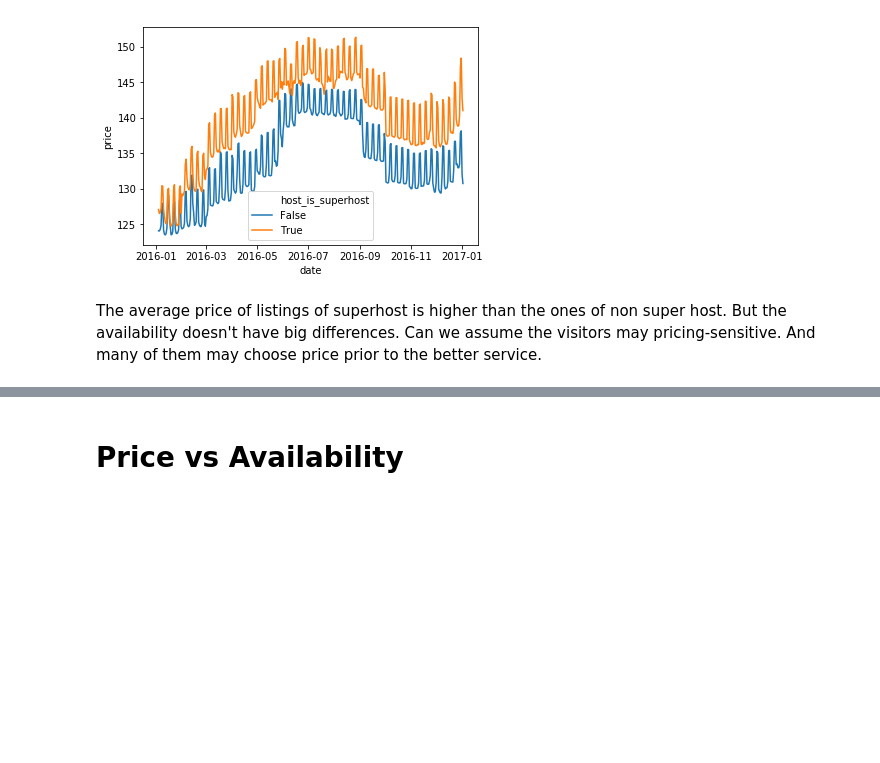
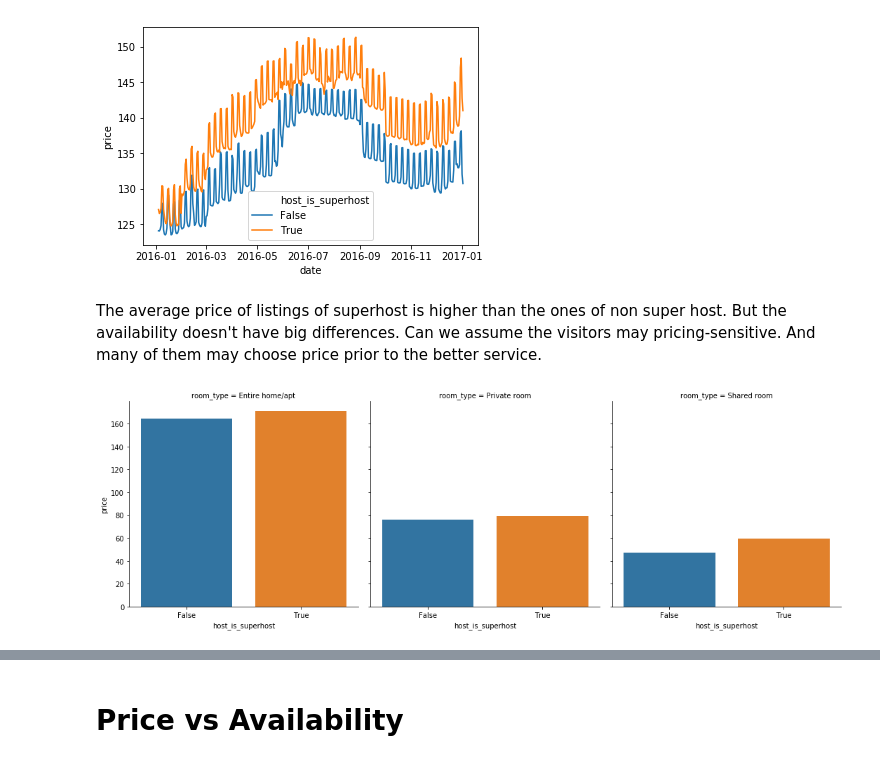
Before and after one commit to Mendy5/Udacity_Data_Scientist_Projects, a Jupyter notebook: P1_Writing_a_Data_Scientist_Blog_Post/Seattle_AirBnB_Data_Analysis_v2.0.ipynb, the cells around one changed output, grey strips where cells are left out. Drawn from its saved outputs; the diff is of its cells as text; code cells hidden in the pictures; blank space fills up the shorter version.

```diff
--- a/P1_Writing_a_Data_Scientist_Blog_Post/Seattle_AirBnB_Data_Analysis_v2.0.ipynb
+++ b/P1_Writing_a_Data_Scientist_Blog_Post/Seattle_AirBnB_Data_Analysis_v2.0.ipynb
@@ -457,3 +480,11 @@ g = sns.lineplot(x = 'date', y = 'price', hue = 'host_is_superhost', data = list
 [figure]
 # %% [markdown]
 The average price of listings of superhost is higher than the ones of non super host. But the availability doesn't have big differences. Can we assume the visitors may pricing-sensitive. And many of them may choose price prior to the better service.
+# %%
+listing_calendar_superhost_price_gb_v2 = ['host_is_superhost','room_type']
+listing_calendar_superhost_price_agg_v2 = {'price':'mean'}
+listing_calendar_superhost_price_df_v2 = groupby_agg(listing_calendar_df, listing_calendar_superhost_price_gb_v2, listing_calendar_superhost_price_agg_v2)
+# %%
+g = sns.catplot(x = 'host_is_superhost', y = 'price', data = listing_calendar_superhost_price_df_v2, kind = 'bar', col = 'room_type')
+# %% [output]
+[figure, added]
```
Also changed, not shown: parts of 23 cells of this notebook.
